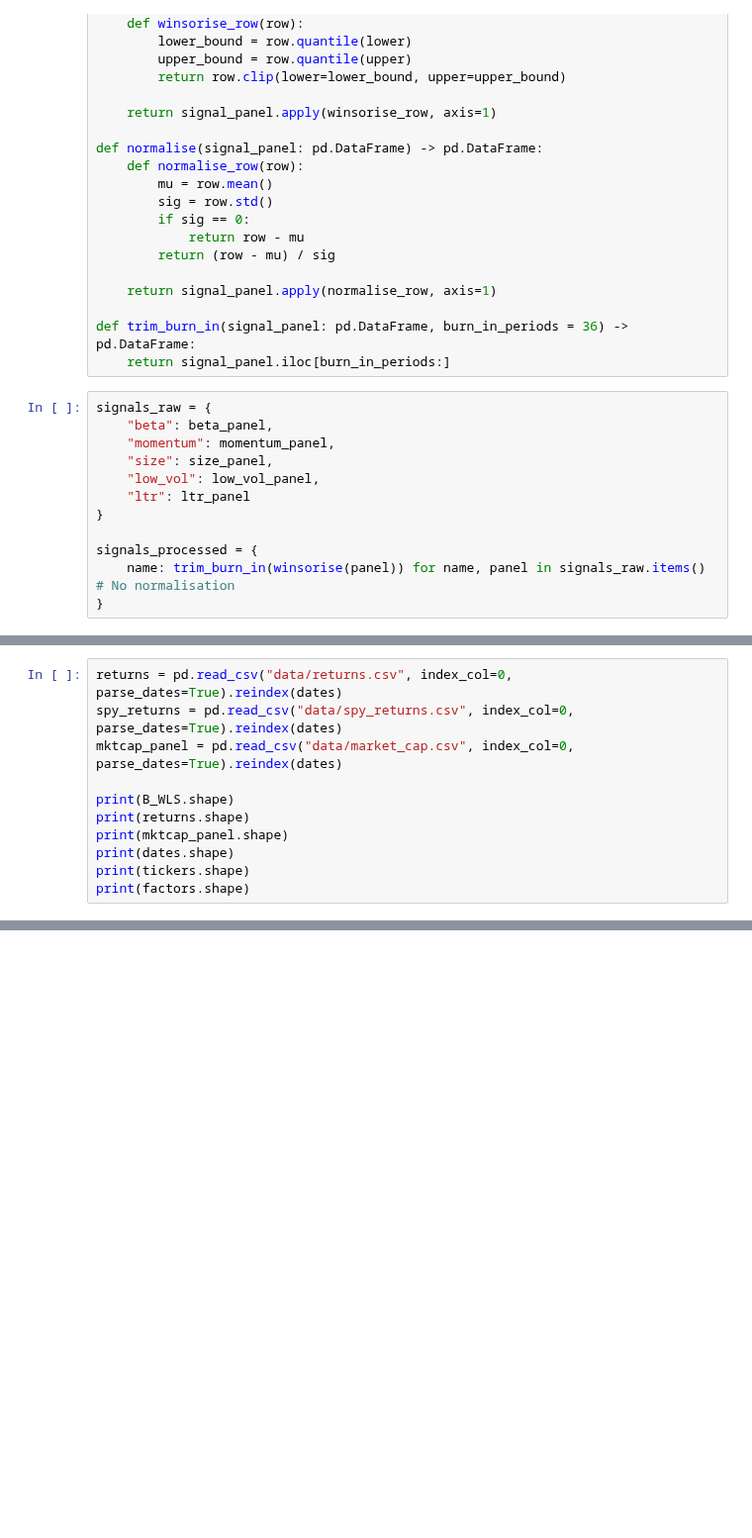
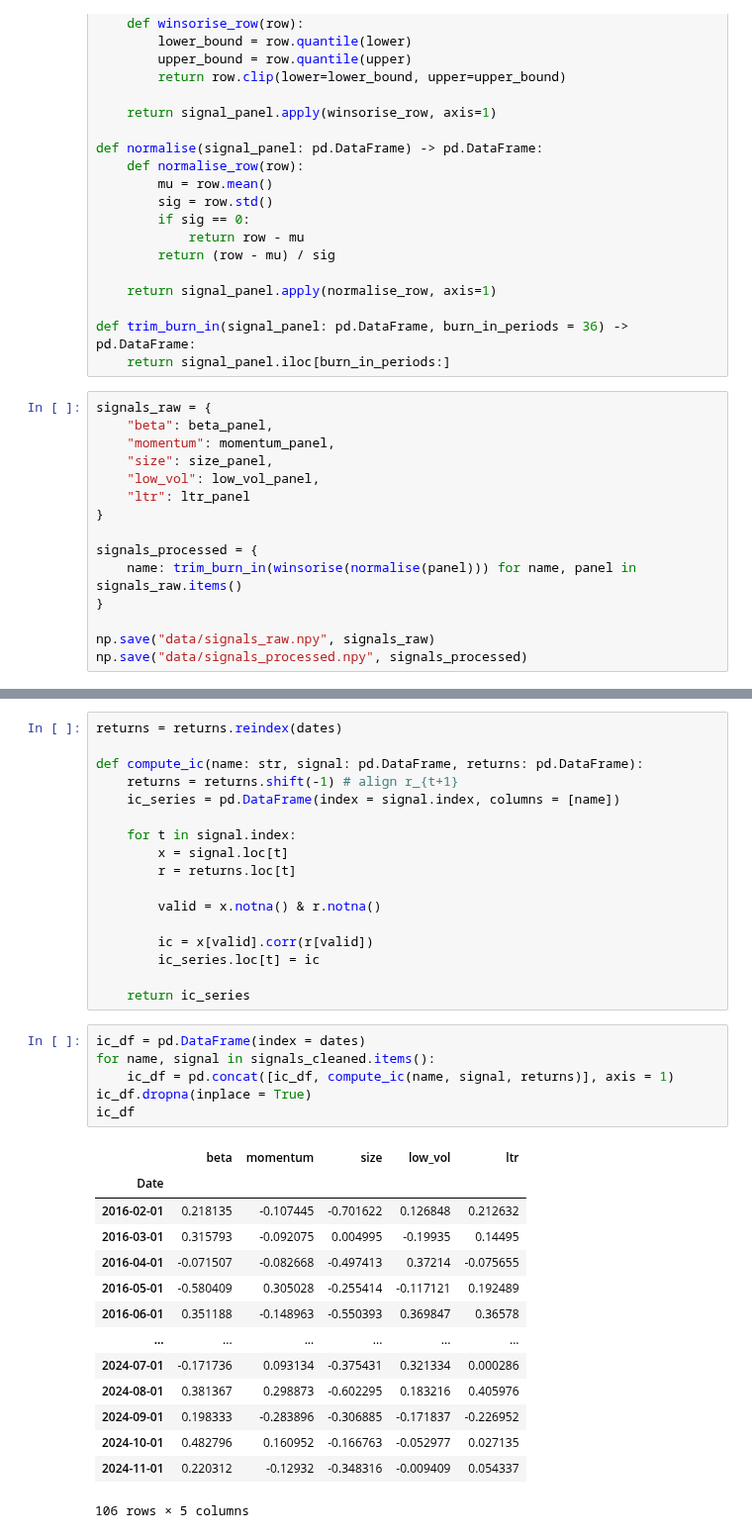
Before and after one commit to gy623/Cross-Sectional-Factor-Model-of-Asset-Returns, a Jupyter notebook: factor_model_WLS.ipynb, the cells around one changed output, grey strips where cells are left out. Shown at 99% size. Drawn from its saved outputs; the diff is of its cells as text; blank space fills up the shorter version.

```diff
--- a/factor_model_WLS.ipynb
+++ b/factor_model_WLS.ipynb
@@ -328,6 +356,9 @@ signals_raw = {
 }
 
 signals_processed = {
-    name: trim_burn_in(winsorise(panel)) for name, panel in signals_raw.items() # No normalisation
+    name: trim_burn_in(winsorise(normalise(panel))) for name, panel in signals_raw.items()
 }
+
+np.save("data/signals_raw.npy", signals_raw)
+np.save("data/signals_processed.npy", signals_processed)
 # %%
@@ -373,11 +381,0 @@ np.save("data/exposure_matrix_B_WLS.npy", B_WLS)
-# %%
-returns = pd.read_csv("data/returns.csv", index_col=0, parse_dates=True).reindex(dates)
-spy_returns = pd.read_csv("data/spy_returns.csv", index_col=0, parse_dates=True).reindex(dates)
-mktcap_panel = pd.read_csv("data/market_cap.csv", index_col=0, parse_dates=True).reindex(dates)
-
-print(B_WLS.shape)
-print(returns.shape)
-print(mktcap_panel.shape)
-print(dates.shape)
-print(tickers.shape)
-print(factors.shape)
@@ -401,0 +416,38 @@ assert len(returns) == len(spy_returns), \
+# %%
+returns = returns.reindex(dates)
+
+def compute_ic(name: str, signal: pd.DataFrame, returns: pd.DataFrame):
+    returns = returns.shift(-1) # align r_{t+1}
+    ic_series = pd.DataFrame(index = signal.index, columns = [name])
+
+    for t in signal.index:
+        x = signal.loc[t]
+        r = returns.loc[t]
+
+        valid = x.notna() & r.notna()
+
+        ic = x[valid].corr(r[valid])
+        ic_series.loc[t] = ic
+
+    return ic_series
+# %%
+ic_df = pd.DataFrame(index = dates)
+for name, signal in signals_cleaned.items():
+    ic_df = pd.concat([ic_df, compute_ic(name, signal, returns)], axis = 1)
+ic_df.dropna(inplace = True)
+ic_df
+# %% [output]
+|  | beta | momentum | size | low_vol | ltr |
+| Date |  |  |  |  |  |
+| 2016-02-01 | 0.218135 | -0.107445 | -0.701622 | 0.126848 | 0.212632 |
+| 2016-03-01 | 0.315793 | -0.092075 | 0.004995 | -0.19935 | 0.14495 |
+| 2016-04-01 | -0.071507 | -0.082668 | -0.497413 | 0.37214 | -0.075655 |
+| 2016-05-01 | -0.580409 | 0.305028 | -0.255414 | -0.117121 | 0.192489 |
+| 2016-06-01 | 0.351188 | -0.148963 | -0.550393 | 0.369847 | 0.36578 |
+| ... | ... | ... | ... | ... | ... |
+| 2024-07-01 | -0.171736 | 0.093134 | -0.375431 | 0.321334 | 0.000286 |
+| 2024-08-01 | 0.381367 | 0.298873 | -0.602295 | 0.183216 | 0.405976 |
+| 2024-09-01 | 0.198333 | -0.283896 | -0.306885 | -0.171837 | -0.226952 |
+| 2024-10-01 | 0.482796 | 0.160952 | -0.166763 | -0.052977 | 0.027135 |
+| 2024-11-01 | 0.220312 | -0.12932 | -0.348316 | -0.009409 | 0.054337 |
+106 rows × 5 columns
```
Also changed, not shown: parts of 18 cells of this notebook, 29 other files.
